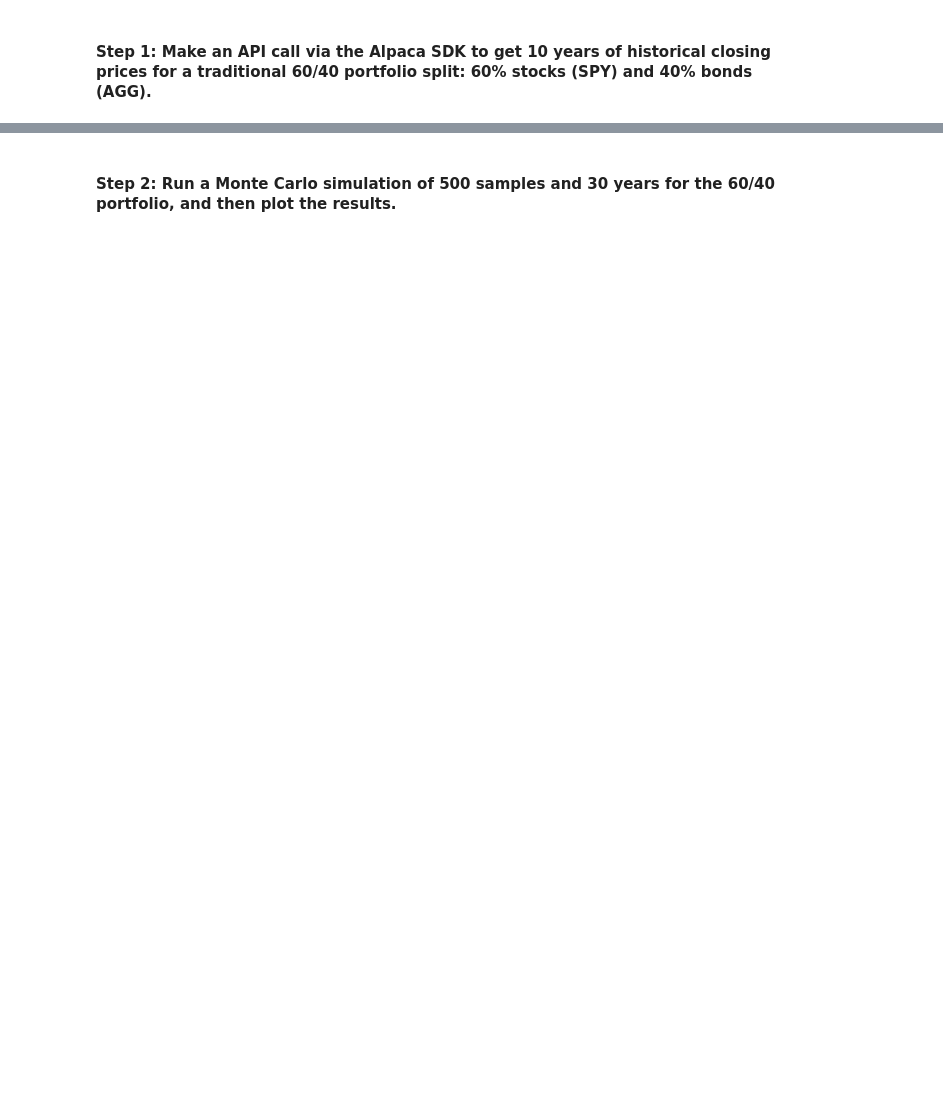
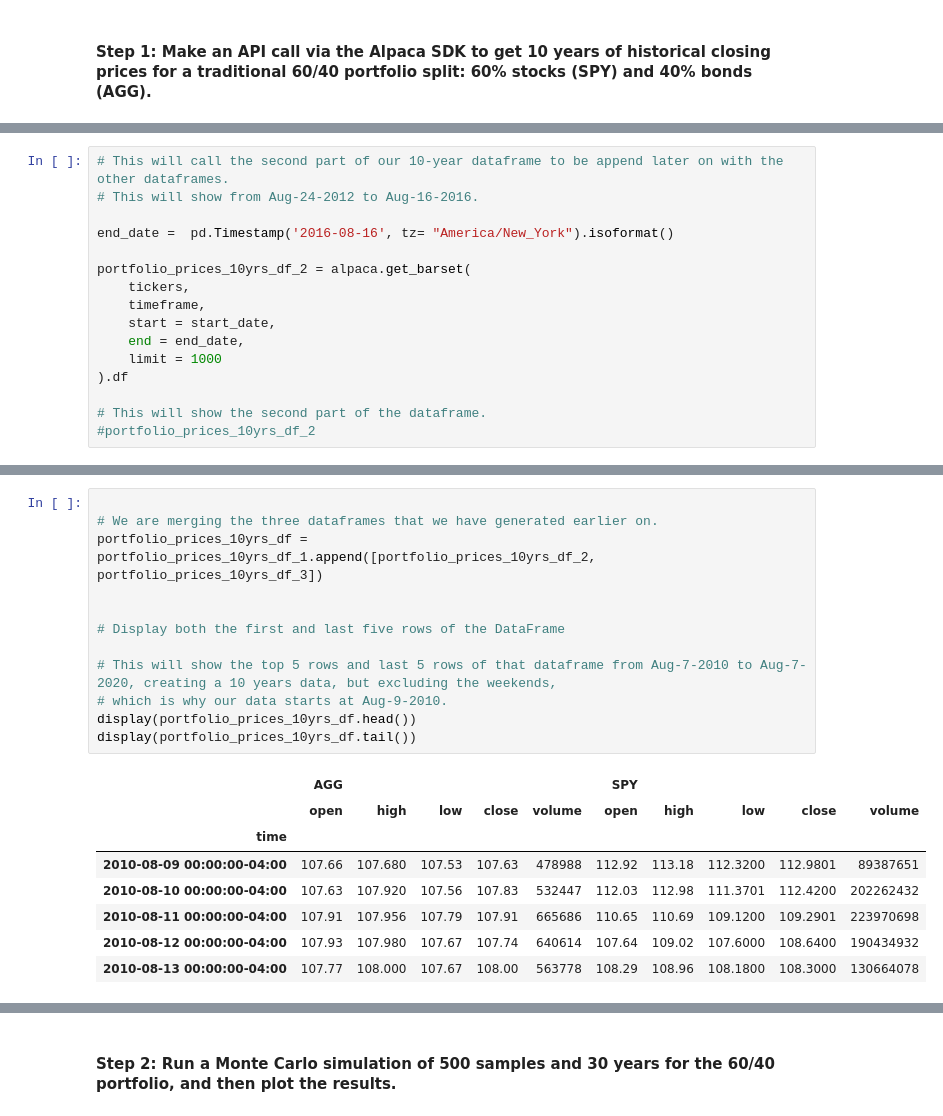
Before and after one commit to juzcho/Financial_Planning_Tool, a Jupyter notebook: financial_planning_tools.ipynb, the cells around one changed output, grey strips where cells are left out. Cells and saved outputs as stored; diff of their text form; blank space fills up the shorter version.

```diff
--- a/financial_planning_tools.ipynb
+++ b/financial_planning_tools.ipynb
@@ -367,0 +549,16 @@ In this section, you’ll use the MCForecastTools library to create a Monte Carl
+# %%
+# This will call the second part of our 10-year dataframe to be append later on with the other dataframes.
+# This will show from Aug-24-2012 to Aug-16-2016.
+
+end_date =  pd.Timestamp('2016-08-16', tz= "America/New_York").isoformat()
+
+portfolio_prices_10yrs_df_2 = alpaca.get_barset(
+    tickers,
+    timeframe,
+    start = start_date,
+    end = end_date,
+    limit = 1000
+).df
+
+# This will show the second part of the dataframe.
+#portfolio_prices_10yrs_df_2
@@ -367,0 +581,21 @@ In this section, you’ll use the MCForecastTools library to create a Monte Carl
+# %%
+
+# We are merging the three dataframes that we have generated earlier on.
+portfolio_prices_10yrs_df = portfolio_prices_10yrs_df_1.append([portfolio_prices_10yrs_df_2, portfolio_prices_10yrs_df_3])
+
+
+# Display both the first and last five rows of the DataFrame
+
+# This will show the top 5 rows and last 5 rows of that dataframe from Aug-7-2010 to Aug-7-2020, creating a 10 years data, but excluding the weekends,
+# which is why our data starts at Aug-9-2010.
+display(portfolio_prices_10yrs_df.head())
+display(portfolio_prices_10yrs_df.tail())
+# %% [output]
+|  | AGG |  |  |  |  | SPY |  |  |  |  |
+|  | open | high | low | close | volume | open | high | low | close | volume |
+| time |  |  |  |  |  |  |  |  |  |  |
+| 2010-08-09 00:00:00-04:00 | 107.66 | 107.680 | 107.53 | 107.63 | 478988 | 112.92 | 113.18 | 112.3200 | 112.9801 | 89387651 |
+| 2010-08-10 00:00:00-04:00 | 107.63 | 107.920 | 107.56 | 107.83 | 532447 | 112.03 | 112.98 | 111.3701 | 112.4200 | 202262432 |
+| 2010-08-11 00:00:00-04:00 | 107.91 | 107.956 | 107.79 | 107.91 | 665686 | 110.65 | 110.69 | 109.1200 | 109.2901 | 223970698 |
+| 2010-08-12 00:00:00-04:00 | 107.93 | 107.980 | 107.67 | 107.74 | 640614 | 107.64 | 109.02 | 107.6000 | 108.6400 | 190434932 |
+| 2010-08-13 00:00:00-04:00 | 107.77 | 108.000 | 107.67 | 108.00 | 563778 | 108.29 | 108.96 | 108.1800 | 108.3000 | 130664078 |
```
Also changed, not shown: parts of 30 cells of this notebook.
